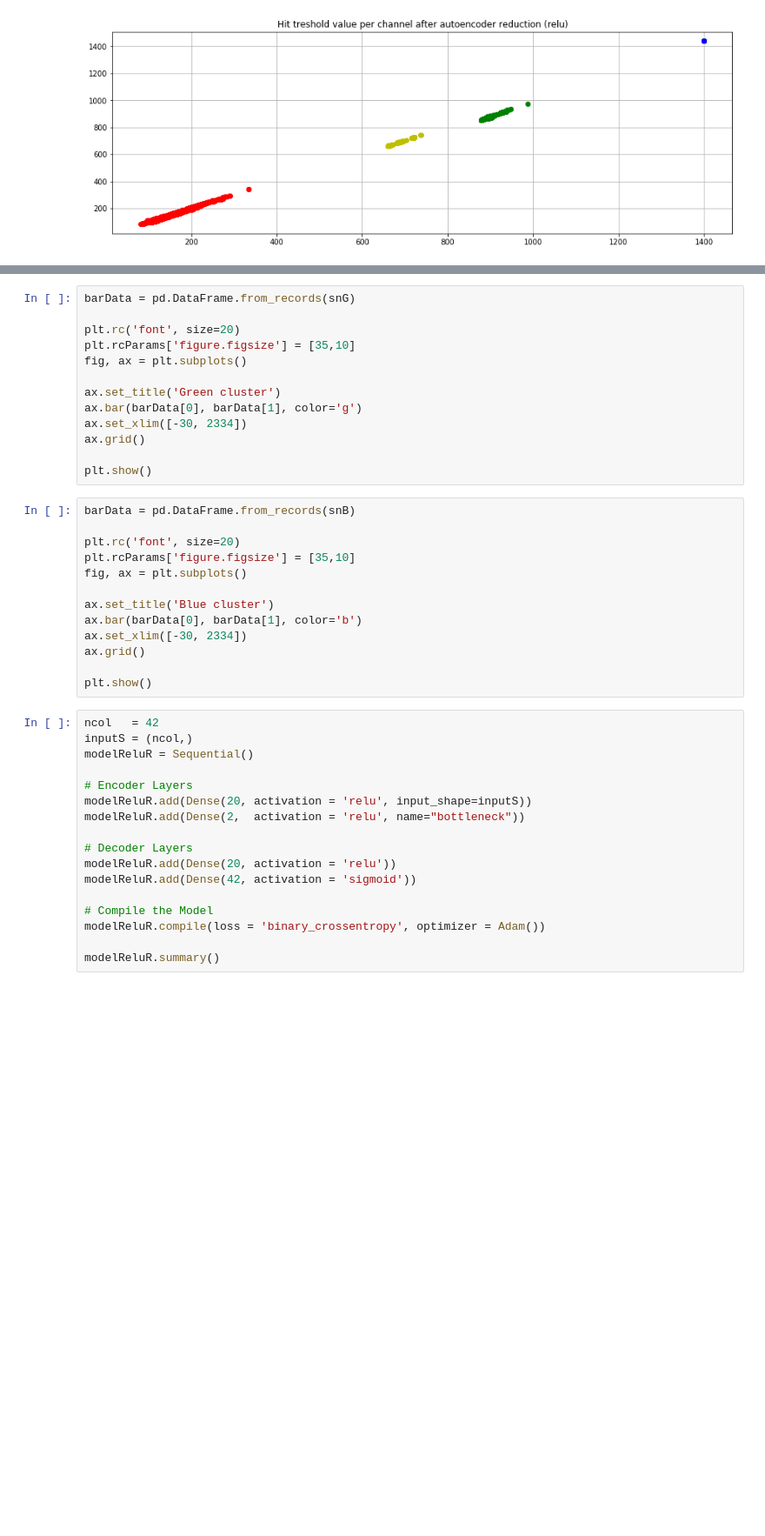
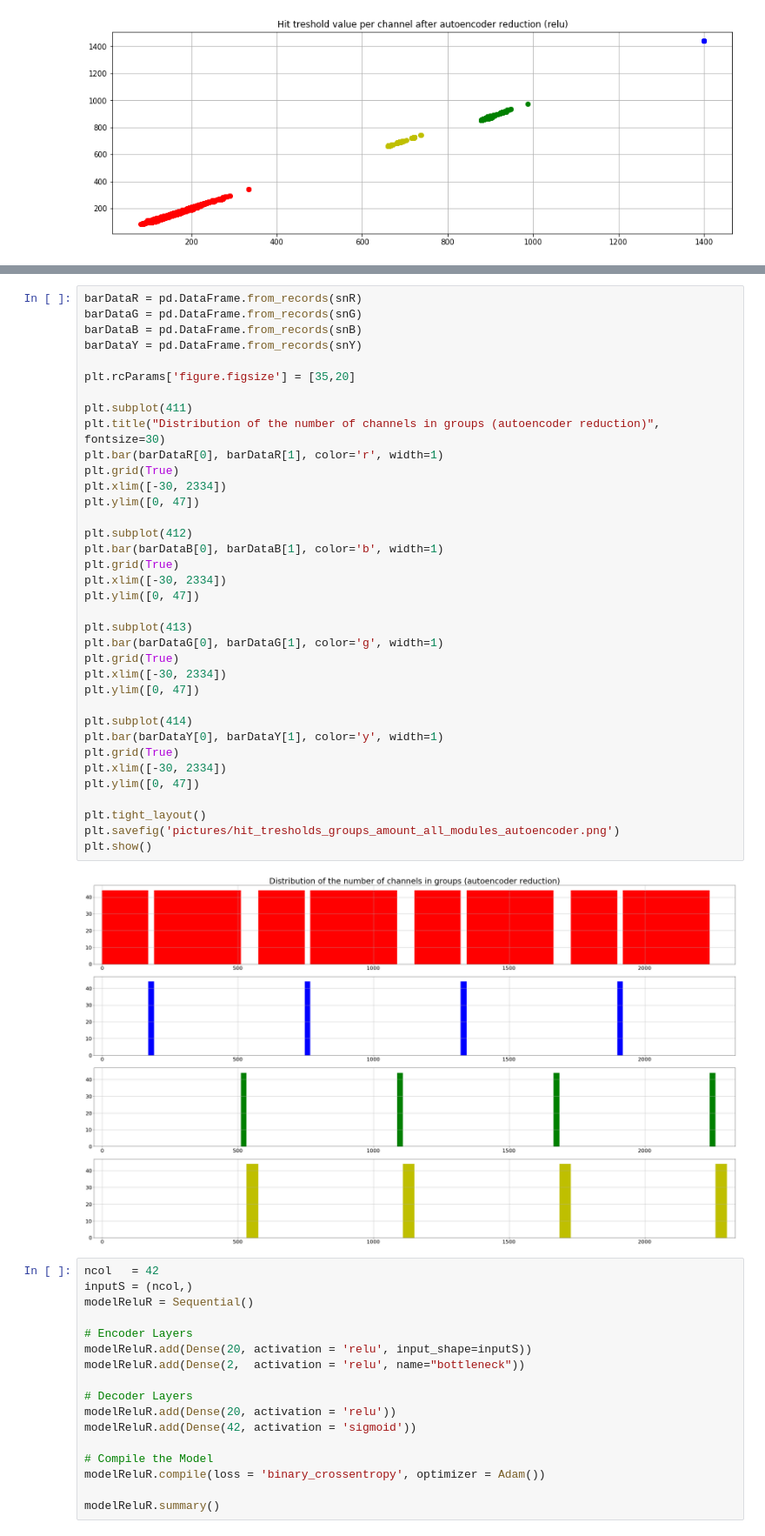
Before and after one commit to Czerwooonka/pracaMagisterska-WizualizacjaDanych, a Jupyter notebook: Autoenkodery/Hit_treshold.ipynb, the cells around one changed output, grey strips where cells are left out. Shown at 87% size. Cells and saved outputs as stored; diff of their text form; blank space fills up the shorter version.

```diff
--- a/Autoenkodery/Hit_treshold.ipynb
+++ b/Autoenkodery/Hit_treshold.ipynb
@@ -258,29 +338,41 @@ plt.show()
-# %%
-barData = pd.DataFrame.from_records(snG)
-
-plt.rc('font', size=20)
-plt.rcParams['figure.figsize'] = [35,10]
-fig, ax = plt.subplots()
-
-ax.set_title('Green cluster')
-ax.bar(barData[0], barData[1], color='g')
-ax.set_xlim([-30, 2334])
-ax.grid()
-
-plt.show()
-# %%
-barData = pd.DataFrame.from_records(snB)
-
-plt.rc('font', size=20)
-plt.rcParams['figure.figsize'] = [35,10]
-fig, ax = plt.subplots()
-
-ax.set_title('Blue cluster')
-ax.bar(barData[0], barData[1], color='b')
-ax.set_xlim([-30, 2334])
-ax.grid()
-
-plt.show()
+# %%
+barDataR = pd.DataFrame.from_records(snR)
+barDataG = pd.DataFrame.from_records(snG)
+barDataB = pd.DataFrame.from_records(snB)
+barDataY = pd.DataFrame.from_records(snY)
+
+plt.rcParams['figure.figsize'] = [35,20]
+
+plt.subplot(411)
+plt.title("Distribution of the number of channels in groups (autoencoder reduction)", fontsize=30)
+plt.bar(barDataR[0], barDataR[1], color='r', width=1)
+plt.grid(True)
+plt.xlim([-30, 2334])
+plt.ylim([0, 47])
+
+plt.subplot(412)
+plt.bar(barDataB[0], barDataB[1], color='b', width=1)
+plt.grid(True)
+plt.xlim([-30, 2334])
+plt.ylim([0, 47])
+
+plt.subplot(413)
+plt.bar(barDataG[0], barDataG[1], color='g', width=1)
+plt.grid(True)
+plt.xlim([-30, 2334])
+plt.ylim([0, 47])
+
+plt.subplot(414)
+plt.bar(barDataY[0], barDataY[1], color='y', width=1)
+plt.grid(True)
+plt.xlim([-30, 2334])
+plt.ylim([0, 47])
+
+plt.tight_layout()
+plt.savefig('pictures/hit_tresholds_groups_amount_all_modules_autoencoder.png')
+plt.show()
+# %% [output]
+[figure, added]
 # %%
 ncol   = 42
 inputS = (ncol,)
```
Also changed, not shown: parts of 11 cells of this notebook, 4 other files.
